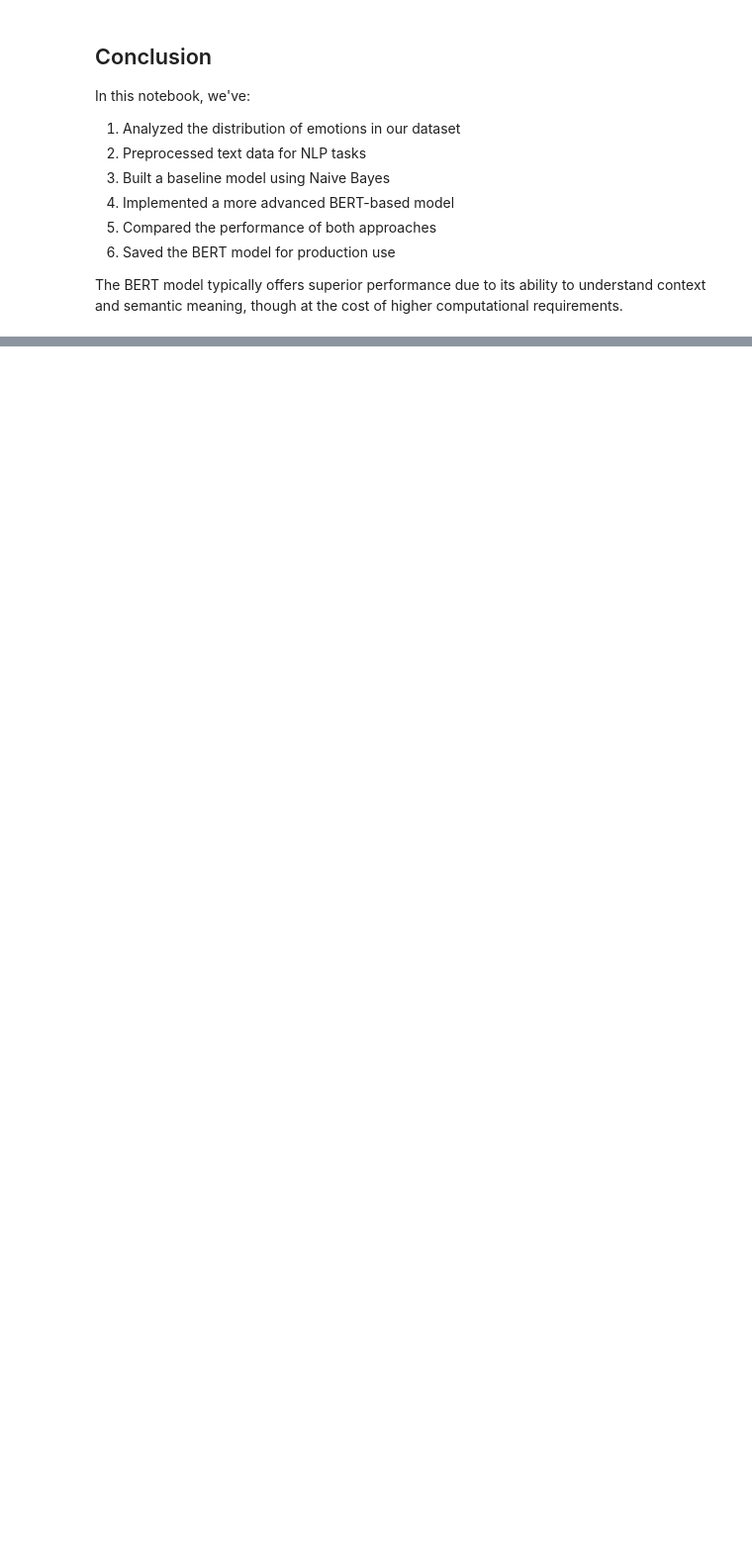
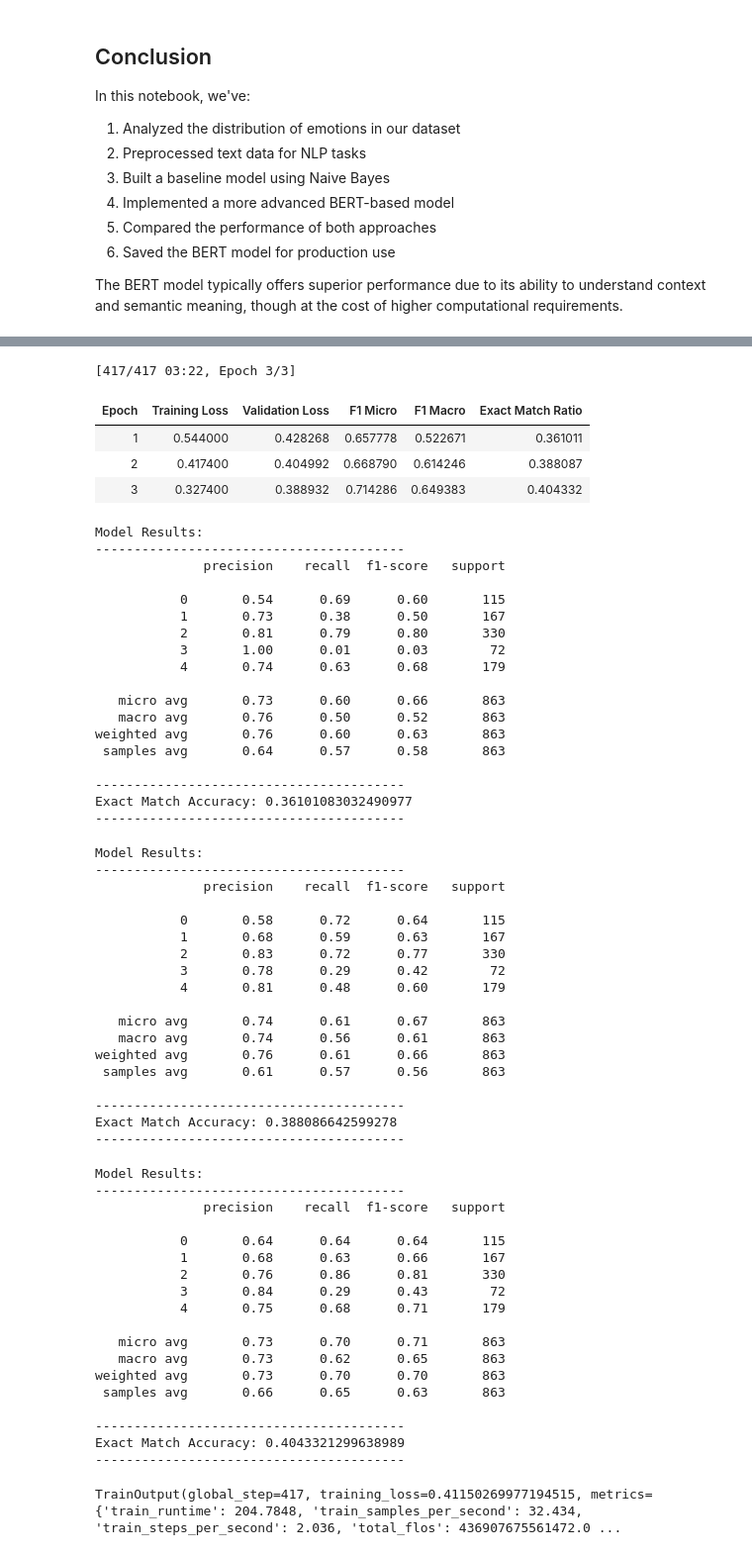
Before and after one commit to s3m3dov/nlp-emotion-detection, a Jupyter notebook: multi-label-emotion-detection.ipynb, the cells around one changed output, grey strips where cells are left out. Shown: that part at 99% size. Cells and saved outputs as stored; diff of their text form; code cells hidden in the pictures; blank space fills up the shorter version.

```diff
--- a/multi-label-emotion-detection.ipynb
+++ b/multi-label-emotion-detection.ipynb
@@ -439,0 +731,16 @@ The BERT model typically offers superior performance due to its ability to under
+# %%
+model_name = 'roberta-base'
+tokenizer = AutoTokenizer.from_pretrained(model_name)
+train_ds = prepare_hf_dataset(train_df, tokenizer)
+val_ds = prepare_hf_dataset(val_df, tokenizer)
+
+model = AutoModelForSequenceClassification.from_pretrained(
+    model_name, num_labels=len(label_cols), problem_type='multi_label_classification'
+).to(device)
+
+training_args.output_dir = 'roberta_out'
+trainer = Trainer(
+    model=model, args=training_args, train_dataset=train_ds, eval_dataset=val_ds,
+    tokenizer=tokenizer, data_collator=DataCollatorWithPadding(tokenizer),
+    compute_metrics=compute_metrics
+)
@@ -439,0 +750,63 @@ The BERT model typically offers superior performance due to its ability to under
+# %%
+trainer.train()
+# %% [output]
+[417/417 03:22, Epoch 3/3]
+| Epoch | Training Loss | Validation Loss | F1 Micro | F1 Macro | Exact Match Ratio |
+| 1 | 0.544000 | 0.428268 | 0.657778 | 0.522671 | 0.361011 |
+| 2 | 0.417400 | 0.404992 | 0.668790 | 0.614246 | 0.388087 |
+| 3 | 0.327400 | 0.388932 | 0.714286 | 0.649383 | 0.404332 |
+Model Results:
+----------------------------------------
+              precision    recall  f1-score   support
+
+           0       0.54      0.69      0.60       115
+           1       0.73      0.38      0.50       167
+           2       0.81      0.79      0.80       330
+           3       1.00      0.01      0.03        72
+           4       0.74      0.63      0.68       179
+
+   micro avg       0.73      0.60      0.66       863
+   macro avg       0.76      0.50      0.52       863
+weighted avg       0.76      0.60      0.63       863
+ samples avg       0.64      0.57      0.58       863
+
+----------------------------------------
+Exact Match Accuracy: 0.36101083032490977
+----------------------------------------
+Model Results:
+----------------------------------------
+              precision    recall  f1-score   support
+
+           0       0.58      0.72      0.64       115
+           1       0.68      0.59      0.63       167
+           2       0.83      0.72      0.77       330
+           3       0.78      0.29      0.42        72
+           4       0.81      0.48      0.60       179
+
+   micro avg       0.74      0.61      0.67       863
+   macro avg       0.74      0.56      0.61       863
+weighted avg       0.76      0.61      0.66       863
+ samples avg       0.61      0.57      0.56       863
+
+----------------------------------------
+Exact Match Accuracy: 0.388086642599278
+----------------------------------------
+Model Results:
+----------------------------------------
+              precision    recall  f1-score   support
+
+           0       0.64      0.64      0.64       115
+           1       0.68      0.63      0.66       167
+           2       0.76      0.86      0.81       330
+           3       0.84      0.29      0.43        72
+           4       0.75      0.68      0.71       179
+
+   micro avg       0.73      0.70      0.71       863
+   macro avg       0.73      0.62      0.65       863
+weighted avg       0.73      0.70      0.70       863
+ samples avg       0.66      0.65      0.63       863
+
+----------------------------------------
+Exact Match Accuracy: 0.4043321299638989
+----------------------------------------
+TrainOutput(global_step=417, training_loss=0.41150269977194515, metrics={'train_runtime': 204.7848, 'train_samples_per_second': 32.434, 'train_steps_per_second': 2.036, 'total_flos': 436907675561472.0 ...
```
Also changed, not shown: parts of 31 cells of this notebook, 1 other file.
